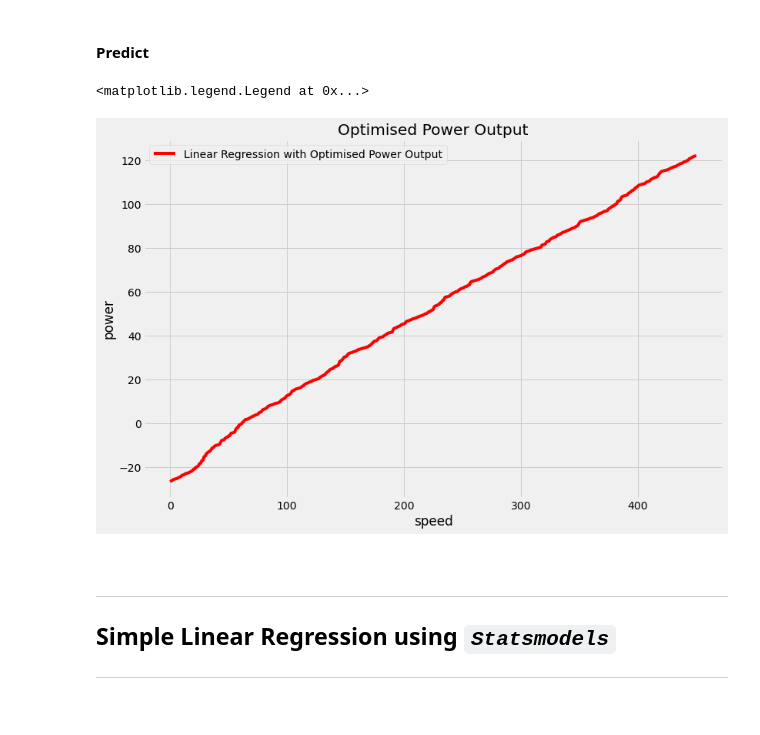
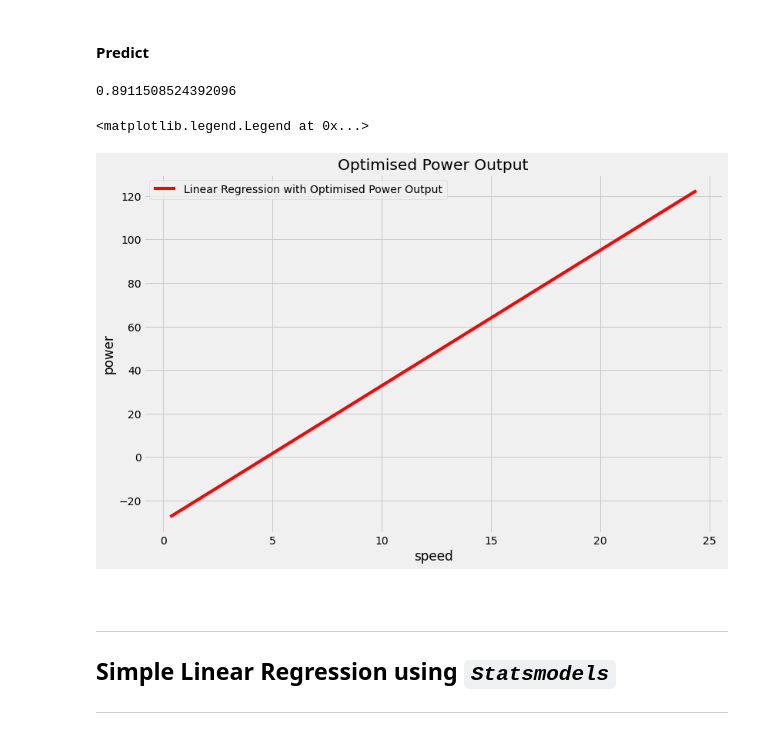
Before and after one commit to G00387867/FDA-project, a Jupyter notebook: power-production.ipynb, the cells around one changed output. Cells and saved outputs as stored; diff of their text form; code cells hidden in the pictures.

```diff
--- a/power-production.ipynb
+++ b/power-production.ipynb
@@ -380,15 +375,20 @@ def predict(speed):
 # %%
 # f(x, p)
 powerOut = predict(speed)
+# %%
+# See how good the fit is.
+m.score(speed_test, power_test)
+# %% [output]
+0.8911508524392096
 # %%
-plt.plot(powerOut, "r-", label = "Linear Regression with Optimised Power Output")
+plt.plot(speed, powerOut, "r-", label = "Linear Regression with Optimised Power Output")
 plt.title("Optimised Power Output")
 plt.xlabel("speed")
 plt.ylabel("power")
 plt.legend()
 # %% [output]
 <matplotlib.legend.Legend at 0x...>
-[figure, old version]
+[figure, new version]
 # %% [markdown]
 <br>
 
```
Also changed, not shown: parts of 10 cells of this notebook.
